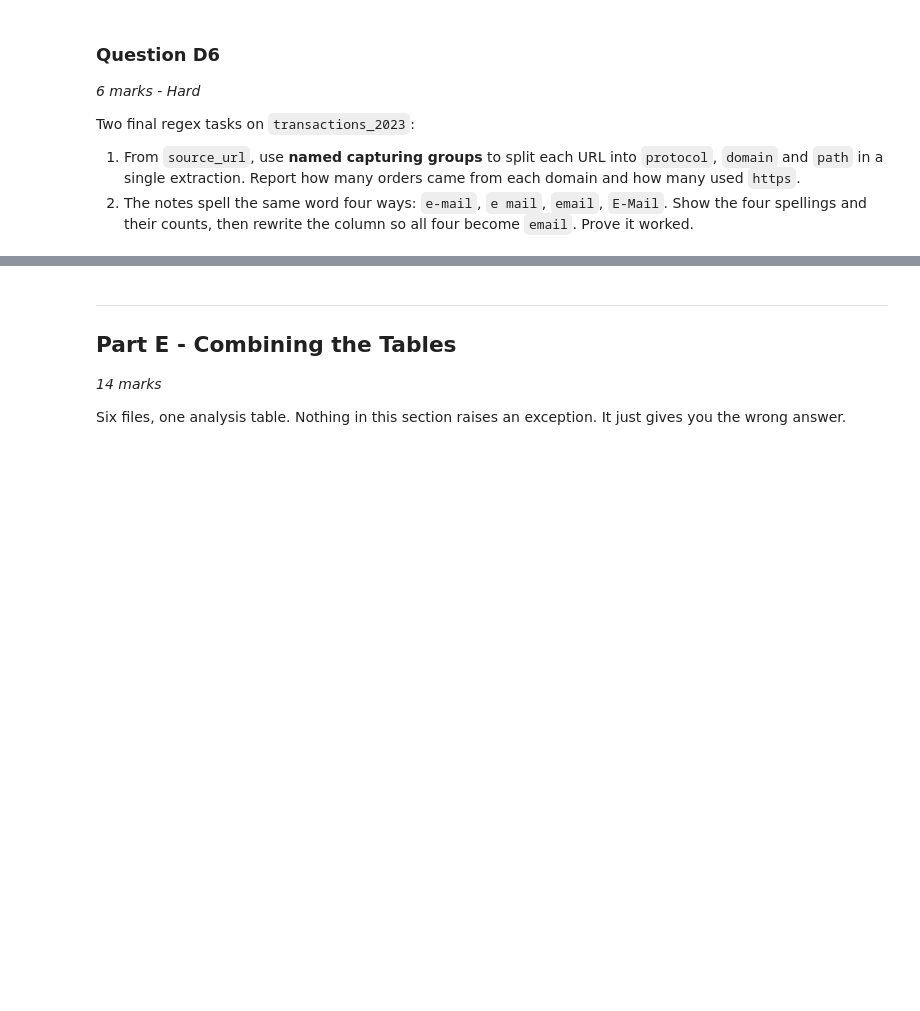
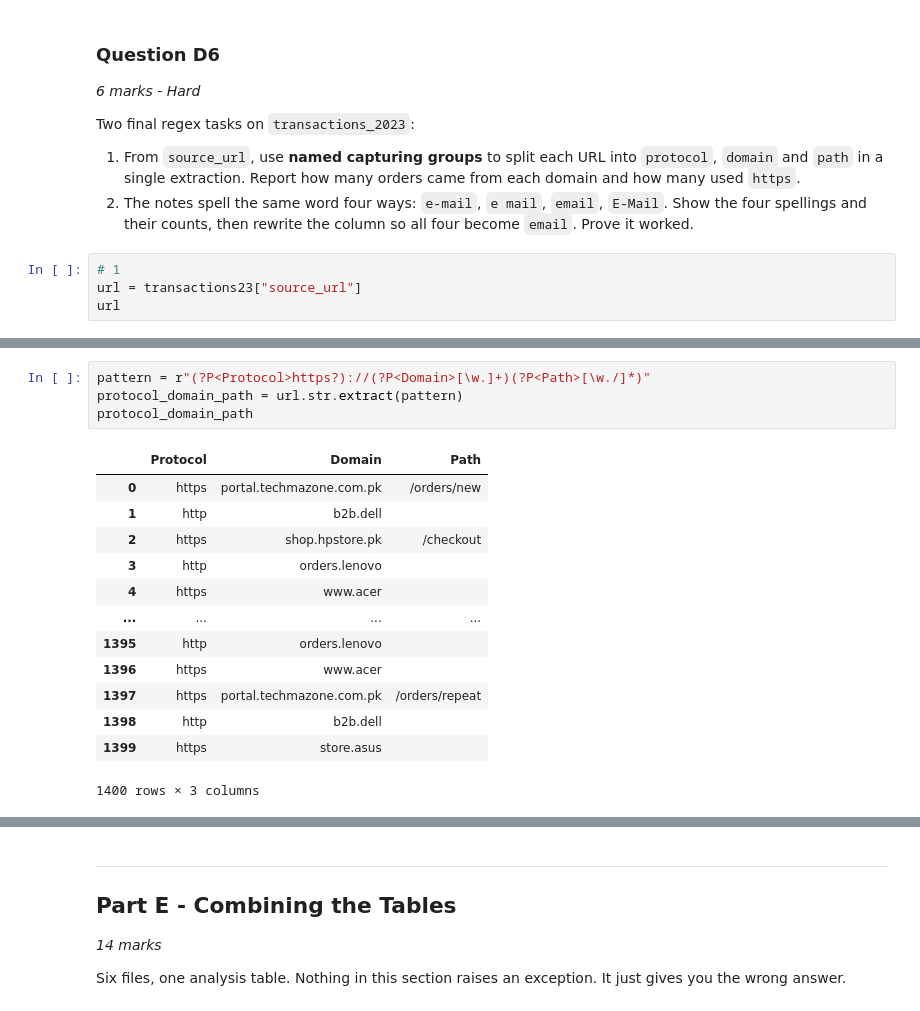
Before and after one commit to MoeedKhan-AMK/Applied-Data-Science, a Jupyter notebook: Grand Test/Grand Test Pandas RE/Grand Test Pandas RE/Question_Paper.ipynb, the cells around one changed output, grey strips where cells are left out. Drawn from its saved outputs; the diff is of its cells as text; blank space fills up the shorter version.

```diff
--- a/Grand Test/Grand Test Pandas RE/Grand Test Pandas RE/Question_Paper.ipynb
+++ b/Grand Test/Grand Test Pandas RE/Grand Test Pandas RE/Question_Paper.ipynb
@@ -910,3 +941,7 @@ Two final regex tasks on `transactions_2023`:
 
 1. From `source_url`, use **named capturing groups** to split each URL into `protocol`, `domain` and `path` in a single extraction. Report how many orders came from each domain and how many used `https`.
 2. The notes spell the same word four ways: `e-mail`, `e mail`, `email`, `E-Mail`. Show the four spellings and their counts, then rewrite the column so all four become `email`. Prove it worked.
+# %%
+# 1
+url = transactions23["source_url"]
+url
@@ -912,0 +998,18 @@ Two final regex tasks on `transactions_2023`:
+# %%
+pattern = r"(?P<Protocol>https?)://(?P<Domain>[\w.]+)(?P<Path>[\w./]*)"
+protocol_domain_path = url.str.extract(pattern)
+protocol_domain_path
+# %% [output]
+|  | Protocol | Domain | Path |
+| 0 | https | portal.techmazone.com.pk | /orders/new |
+| 1 | http | b2b.dell |  |
+| 2 | https | shop.hpstore.pk | /checkout |
+| 3 | http | orders.lenovo |  |
+| 4 | https | www.acer |  |
+| ... | ... | ... | ... |
+| 1395 | http | orders.lenovo |  |
+| 1396 | https | www.acer |  |
+| 1397 | https | portal.techmazone.com.pk | /orders/repeat |
+| 1398 | http | b2b.dell |  |
+| 1399 | https | store.asus |  |
+1400 rows × 3 columns
```
Also changed, not shown: parts of 15 cells of this notebook.
